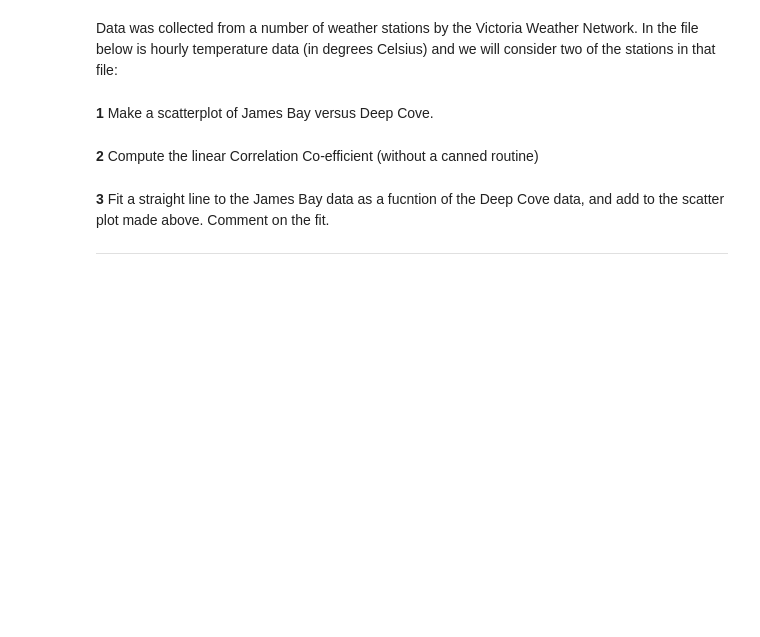
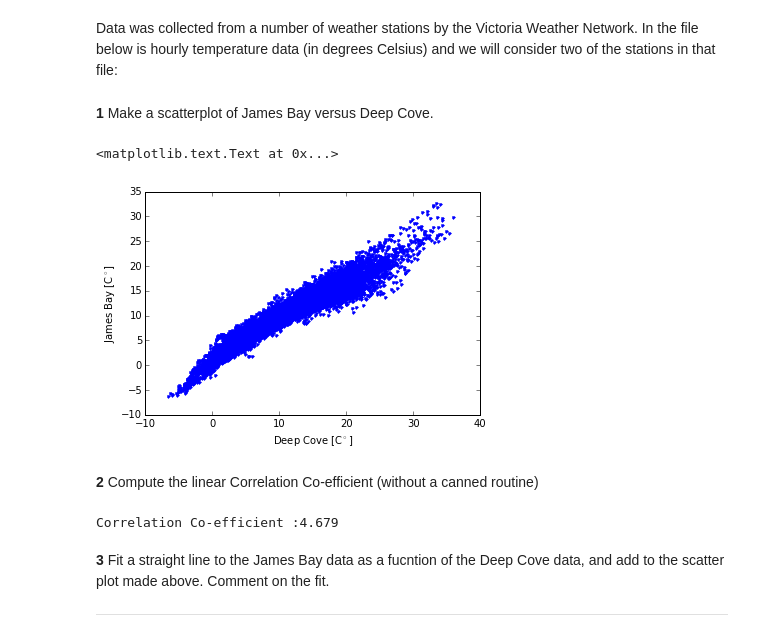
Before and after one commit to ingosh/Phy411Assignments, a Jupyter notebook: Assignment-02.ipynb, the cells around one changed output. Saved outputs shown, nothing was run; the diff lists cells and outputs as text; code cells hidden in the pictures; blank space fills up the shorter version.

```diff
--- a/Assignment-02.ipynb
+++ b/Assignment-02.ipynb
@@ -127,2 +179,11 @@ raise NotImplementedError()
+# %%
+# YOUR CODE HERE
+N = dc.size
+fig,ax=plt.subplots(1,1)
+ax.plot(dc,jb,'.')
+ax.set_xlabel('Deep Cove [C$^\circ $]');ax.set_ylabel('James Bay [C$^\circ $]')
+# %% [output]
+<matplotlib.text.Text at 0x...>
+[figure, added]
 # %% [markdown]
 **2** Compute the linear Correlation Co-efficient (without a canned routine)
@@ -132,3 +190,9 @@ raise NotImplementedError()
+# %%
+# YOUR CODE HERE
+r  = np.sum(dc*jb)/np.std(dc,ddof=1)/np.std(jb,ddof=1)/(N-1)
+print 'Correlation Co-efficient :%.3f' %r
+# %% [output]
+Correlation Co-efficient :4.679
 # %% [markdown]
 **3** Fit a straight line to the James Bay data as a fucntion of the Deep Cove data, and add to the scatter plot made above.  Comment on the fit.
 
```
Also changed, not shown: parts of 21 cells of this notebook.
